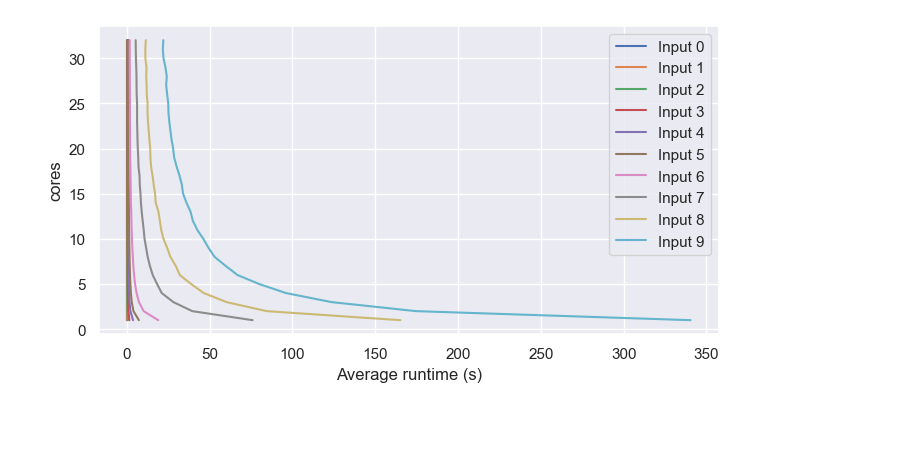
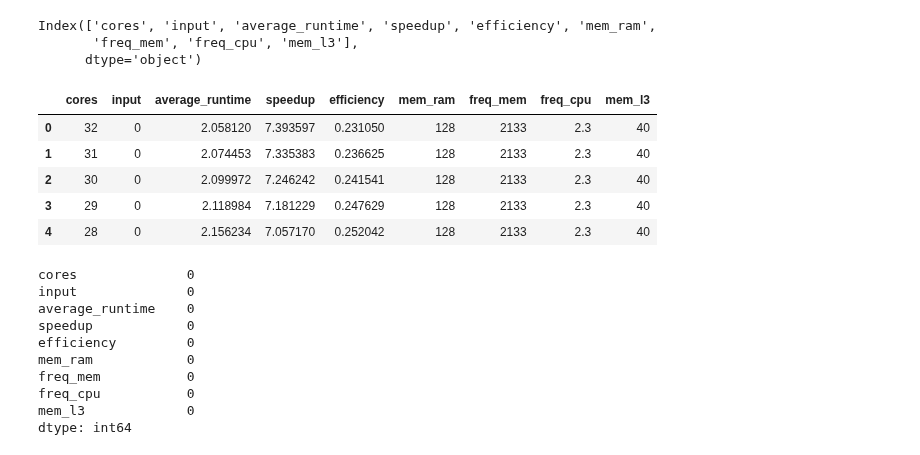
Before and after one commit to matheusslr/pascal-model-tcc, a Jupyter notebook: data_visualization.ipynb, the cells around one changed output. Cells and saved outputs as stored; diff of their text form; code cells hidden in the pictures; blank space fills up the shorter version.

```diff
--- a/data_visualization.ipynb
+++ b/data_visualization.ipynb
@@ -4,18 +4,31 @@ import matplotlib.pyplot as plt
 import seaborn as sns; sns.set()
 # %%
 df = pd.read_csv("dataset/clean_data.csv")
+
+df.columns
+# %% [output]
+Index(['cores', 'input', 'average_runtime', 'speedup', 'efficiency', 'mem_ram',
+       'freq_mem', 'freq_cpu', 'mem_l3'],
+      dtype='object')
-# %%
-NUM_INPUTS = len(df['input'].unique())
-
-plt.figure(figsize=(8,4))
-plt.ylabel("cores")
-plt.xlabel("Average runtime (s)")
-
-for i in range(NUM_INPUTS):
-    df_aux = df[df['input'] == i]
-    plt.plot(df_aux['average_runtime'], df_aux['cores'], label=f'Input {i}')
-
-plt.legend()
-plt.show()
-# %% [output]
-[figure, removed]
+# %%
+df.head()
+# %% [output]
+|  | cores | input | average_runtime | speedup | efficiency | mem_ram | freq_mem | freq_cpu | mem_l3 |
+| 0 | 32 | 0 | 2.058120 | 7.393597 | 0.231050 | 128 | 2133 | 2.3 | 40 |
+| 1 | 31 | 0 | 2.074453 | 7.335383 | 0.236625 | 128 | 2133 | 2.3 | 40 |
+| 2 | 30 | 0 | 2.099972 | 7.246242 | 0.241541 | 128 | 2133 | 2.3 | 40 |
+| 3 | 29 | 0 | 2.118984 | 7.181229 | 0.247629 | 128 | 2133 | 2.3 | 40 |
+| 4 | 28 | 0 | 2.156234 | 7.057170 | 0.252042 | 128 | 2133 | 2.3 | 40 |
+# %%
+df.isnull().sum()
+# %% [output]
+cores              0
+input              0
+average_runtime    0
+speedup            0
+efficiency         0
+mem_ram            0
+freq_mem           0
+freq_cpu           0
+mem_l3             0
+dtype: int64
```
Also changed, not shown: parts of 2 cells of this notebook, 3 other files.
